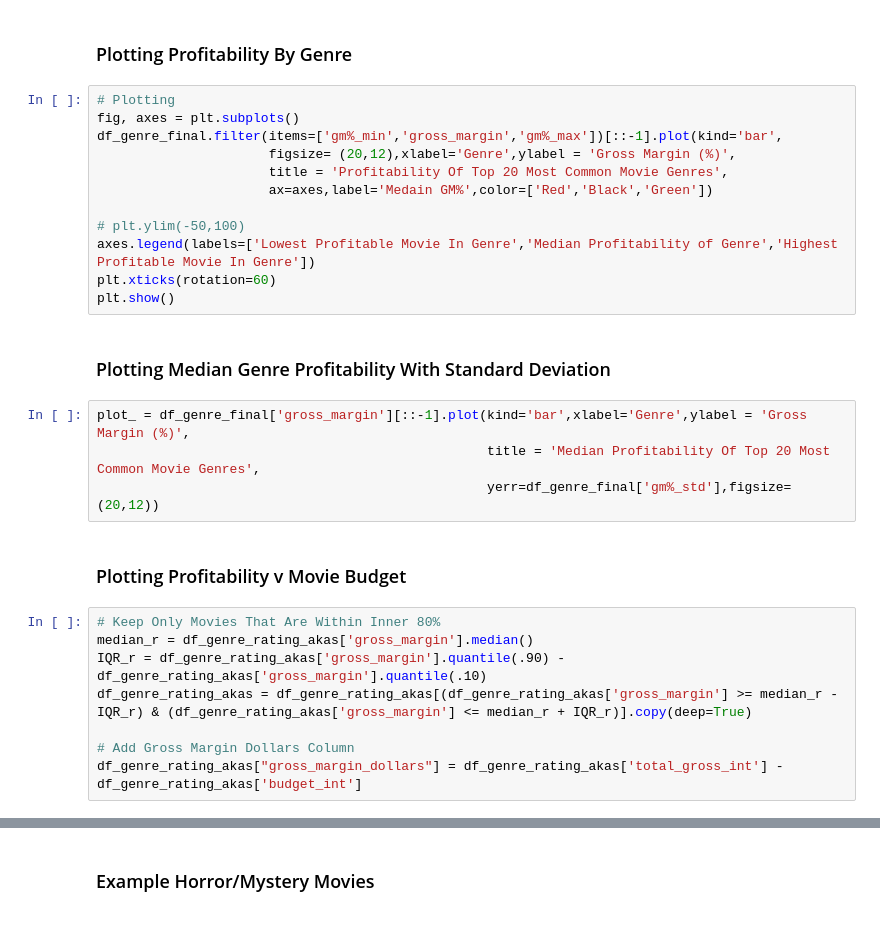
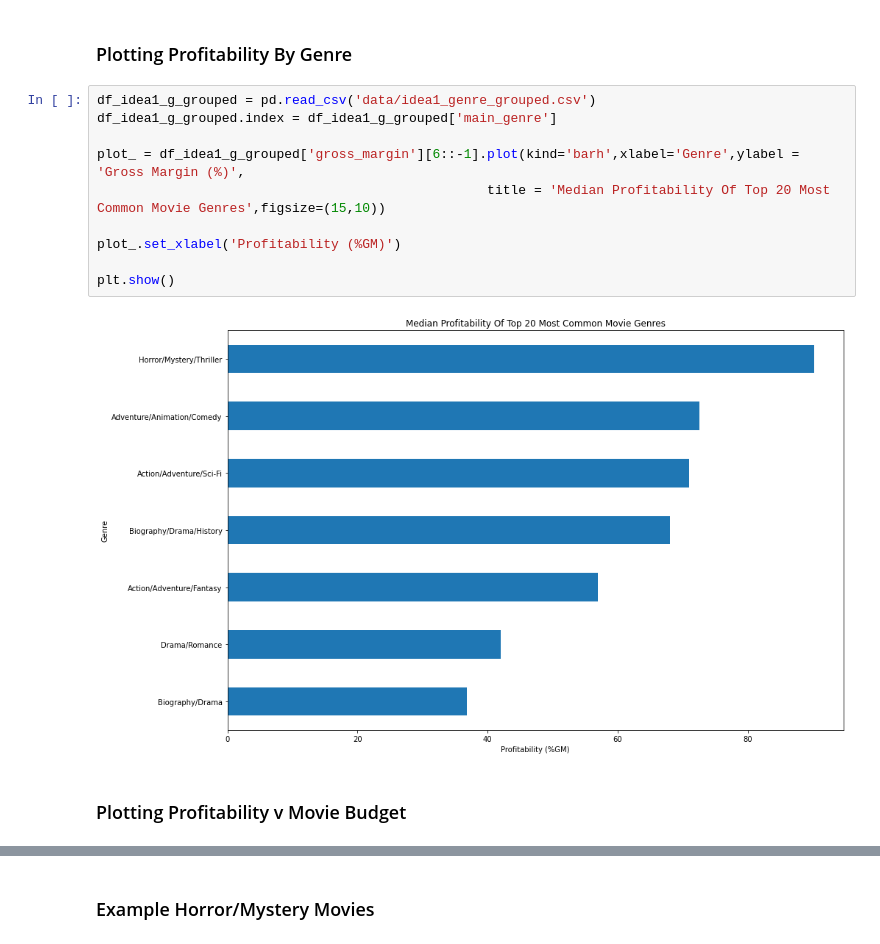
Before and after one commit to theobigdog/dsc_project_1, a Jupyter notebook: Phase1_Project.ipynb, the cells around one changed output, grey strips where cells are left out. Drawn from its saved outputs; the diff is of its cells as text.

```diff
--- a/Phase1_Project.ipynb
+++ b/Phase1_Project.ipynb
@@ -226,31 +26,17 @@ df_genre_final = df_genre_final.sort_values('gross_margin',ascending=True)
 # %% [markdown]
 ### Plotting Profitability By Genre
-# %%
-# Plotting
-fig, axes = plt.subplots()
-df_genre_final.filter(items=['gm%_min','gross_margin','gm%_max'])[::-1].plot(kind='bar',
-                      figsize= (20,12),xlabel='Genre',ylabel = 'Gross Margin (%)',
-                      title = 'Profitability Of Top 20 Most Common Movie Genres',
-                      ax=axes,label='Medain GM%',color=['Red','Black','Green'])
-
-# plt.ylim(-50,100)
-axes.legend(labels=['Lowest Profitable Movie In Genre','Median Profitability of Genre','Highest Profitable Movie In Genre'])
-plt.xticks(rotation=60)
-plt.show()
-# %% [markdown]
-### Plotting Median Genre Profitability With Standard Deviation
 # %%
-plot_ = df_genre_final['gross_margin'][::-1].plot(kind='bar',xlabel='Genre',ylabel = 'Gross Margin (%)',
-                                                  title = 'Median Profitability Of Top 20 Most Common Movie Genres',
-                                                  yerr=df_genre_final['gm%_std'],figsize=(20,12))
+df_idea1_g_grouped = pd.read_csv('data/idea1_genre_grouped.csv')
+df_idea1_g_grouped.index = df_idea1_g_grouped['main_genre']
+
+plot_ = df_idea1_g_grouped['gross_margin'][6::-1].plot(kind='barh',xlabel='Genre',ylabel = 'Gross Margin (%)',
+                                                  title = 'Median Profitability Of Top 20 Most Common Movie Genres',figsize=(15,10))
+
+plot_.set_xlabel('Profitability (%GM)')
+
+plt.show()
+# %% [output]
+[figure, added]
 # %% [markdown]
 ### Plotting Profitability v Movie Budget
-# %%
-# Keep Only Movies That Are Within Inner 80%
-median_r = df_genre_rating_akas['gross_margin'].median()
-IQR_r = df_genre_rating_akas['gross_margin'].quantile(.90) - df_genre_rating_akas['gross_margin'].quantile(.10)
-df_genre_rating_akas = df_genre_rating_akas[(df_genre_rating_akas['gross_margin'] >= median_r - IQR_r) & (df_genre_rating_akas['gross_margin'] <= median_r + IQR_r)].copy(deep=True)
-
-# Add Gross Margin Dollars Column
-df_genre_rating_akas["gross_margin_dollars"] = df_genre_rating_akas['total_gross_int'] - df_genre_rating_akas['budget_int']
 # %%
```
Also changed, not shown: parts of 33 cells of this notebook, 12 other files.
